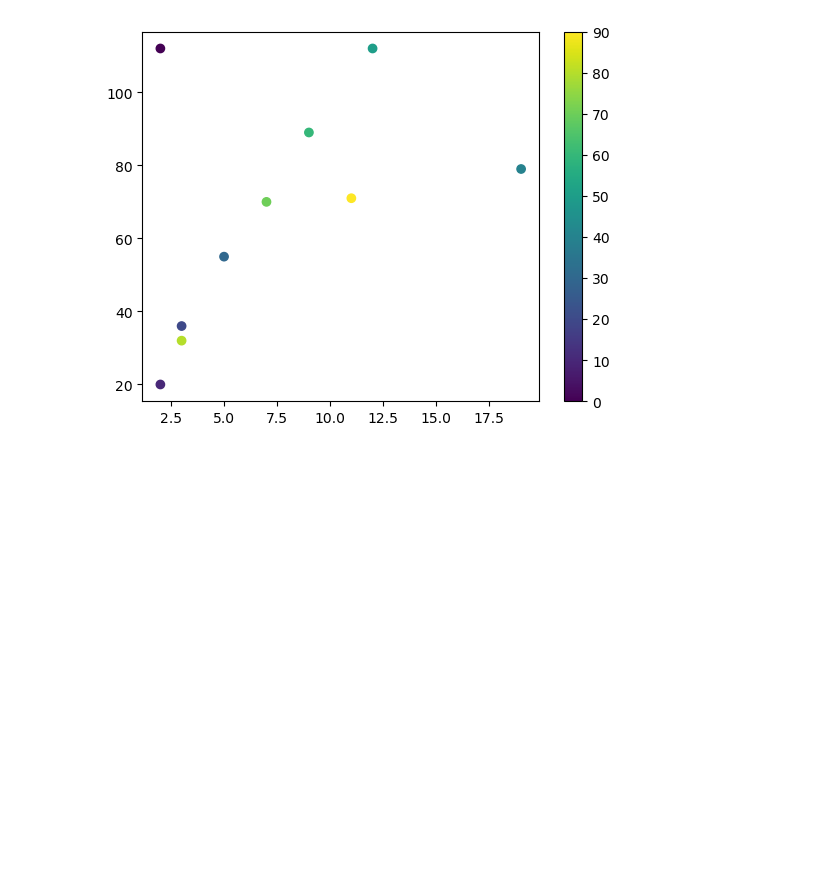
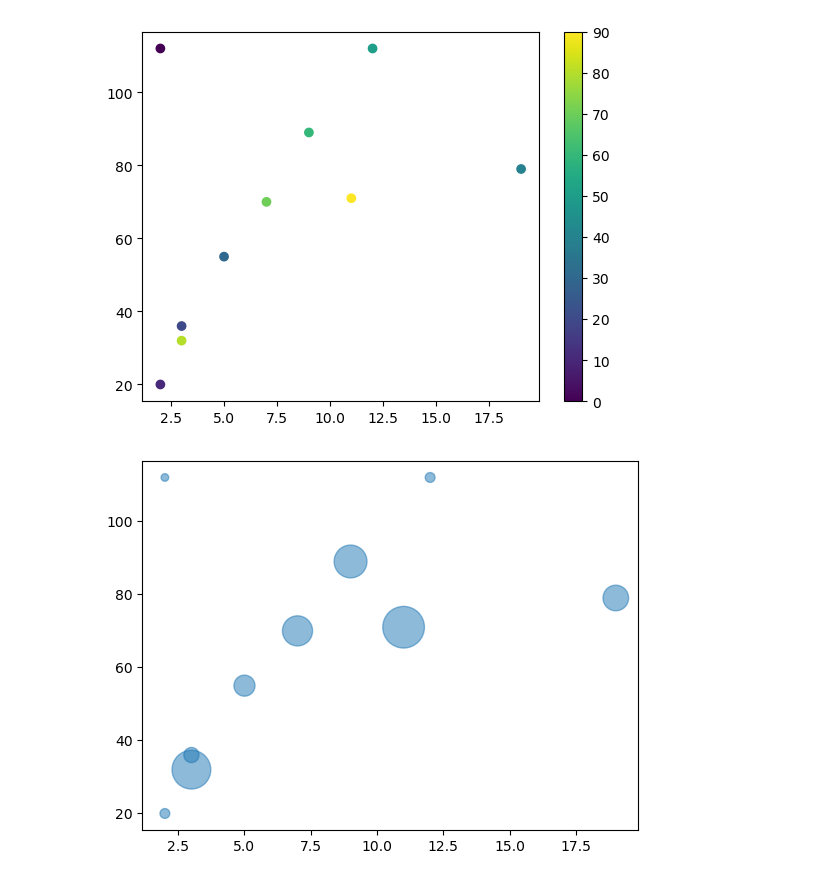
Before and after one commit to bilalsaeed18/Data-Visualization-with-Python, a Jupyter notebook: Pot Types - Scatter Plot.ipynb, the cells around one changed output. Saved outputs shown, nothing was run; the diff lists cells and outputs as text; code cells hidden in the pictures; blank space fills up the shorter version.

```diff
--- a/Pot Types - Scatter Plot.ipynb
+++ b/Pot Types - Scatter Plot.ipynb
@@ -45,8 +45,9 @@ plt.show()
 # %%
 x = np.array([2,2,3,5,19,12,9,7,3,11])
 y = np.array([112,20,36,55,79,112,89,70,32,71])
 
-size = np.array([30,50,120,30,40,50,60,70,80,90])
-plt.scatter(x,y, c=colors, cmap='viridis')
-plt.colorbar()
+size = np.array([30,50,120,230,340,50,560,470,780,900])
+plt.scatter(x,y, s=size, alpha=0.5)
 plt.show()
+# %% [output]
+[figure, added]
```
Also changed, not shown: parts of 1 cell of this notebook, 1 other file.
